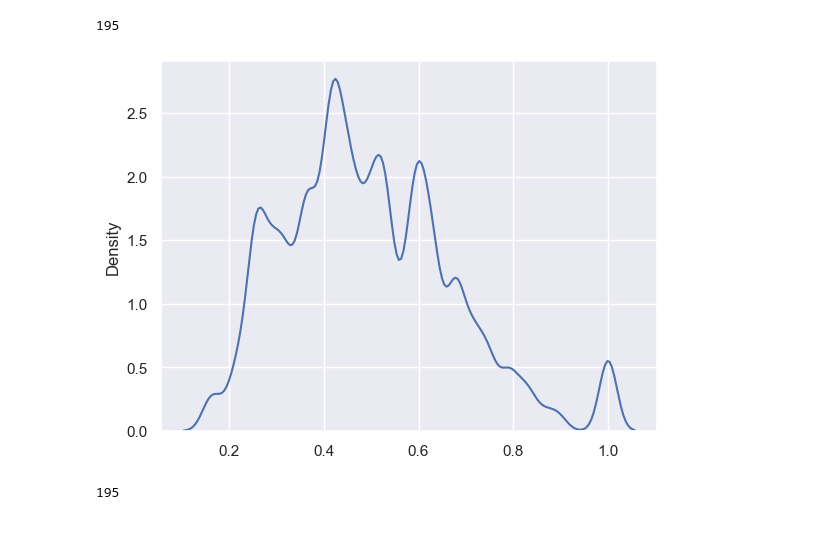
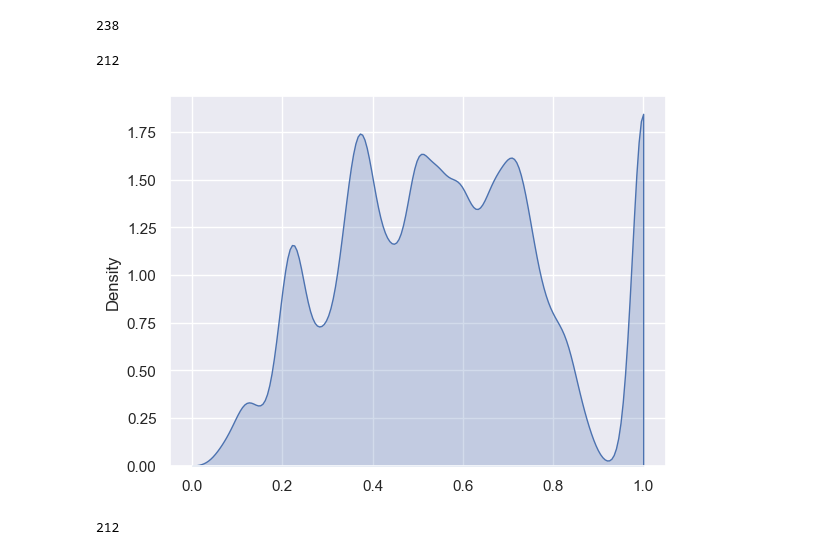
Before and after one commit to felixludos/stox, a Jupyter notebook: notebooks/euro-to-nyse.ipynb, the cells around one changed output. Saved outputs shown, nothing was run; the diff lists cells and outputs as text; code cells hidden in the pictures.

Commit message:
rough adr matches

```diff
--- a/notebooks/euro-to-nyse.ipynb
+++ b/notebooks/euro-to-nyse.ipynb
@@ -72,4 +53,5 @@ yfsym, symbols_table[yfsym]['ibkr-contract']['symbol'], ctx['company_short_name'
 # %%
-contexts = {}
-sols = {}
-bad = {}
+table_path = misc.assets_root() / 'euro-partners.json'
+table = load_json(table_path) if table_path.exists() else {}
+contexts = {yfsym: create_container(yfsym) for yfsym in todo}
+len(table)
@@ -122,29 +111,42 @@ URW.AS     AssertionError()
+# %%
+table.update({
+	# scores[yfsym],
+	yfsym: {
+	'country': contexts[yfsym]['country'],
+	'sector': contexts[yfsym]['sector'],
+	'market_cap': [contexts[yfsym]['market_cap'].amount, contexts[yfsym]['market_cap'].unit],
+	'company_name': contexts[yfsym]['company_short_name'],
+		'long_name': contexts[yfsym]['company_name'],
+	'ibkr-symbol': symbols_table[yfsym]['ibkr-contract']['symbol'],
+	'results': [{'symbol': c.symbol, 'description': c.description, 'conId': c.conId, 'currency': c.currency, 'primaryExchange': c.primaryExchange, 'exchange': c.exchange} for c in cts],
+	}
+				for yfsym, cts in sols.items()})
+# if len(table) > 0:
+# 	save_json(table, misc.assets_root() / 'euro-partners.json')
+len(table)
+# %% [output]
+238
 # %%
 # print(tabulate([(i, c.symbol, c.currency, c.primaryExchange, c.conId, c.description, contract_score(c)[-1]) for i, c in reversed(list(enumerate(picks)))], headers=['index', 'symbol', 'currency', 'exchange', 'conId', 'description', 'score']))
 # %%
-def contract_context_score(ct, ctx):
-	long_name = ctx['company_name']
-	company_name = ctx['company_short_name']
-	return (sum(ct.conId in loc for loc in locs),
-		max(misc.str_similarity(long_name.lower(), ct.description.lower()),
-			misc.str_similarity(company_name.lower(), ct.description.lower())))
+def best_match_score(base: str, *options: str):
+	return max(misc.str_similarity(base.lower(), opt.lower()) for opt in options)
 # %%
-scores = {yfsym: contract_context_score(sols[yfsym][0], contexts[yfsym])[-1] for yfsym in sols.keys() if len(sols[yfsym]) > 0}
+scores = {yfsym: best_match_score(
+	misc.clean_company_name(entry['results'][0]['description']),
+	misc.clean_company_name(contexts[yfsym]['company_name']),
+	misc.clean_company_name(contexts[yfsym]['company_short_name']),
+) for yfsym, entry in table.items() if len(entry['results']) > 0}
 pts = list(scores.values())
 len(pts)
 # %% [output]
-195
+212
 # %%
 import matplotlib.pyplot as plt
 import seaborn as sns
 sns.set_theme(style="darkgrid")
 # %matplotlib inline
-# sns.displot(pts, bins=100);
-sns.kdeplot(pts, bw_adjust=0.3);
+# sns.displot(pts, bins=50);
+sns.kdeplot(pts, bw_adjust=0.3, fill=True, clip=(0, 1));
 # %% [output]
-[figure, old version]
+[figure, new version]
-# %%
-high = {yfsym: sols[yfsym][0] for yfsym in sols.keys() if len(sols[yfsym]) }#and scores.get(yfsym, 0) >= 0.4}
-len(high)
-# %% [output]
-195
@@ -150,0 +166,9 @@ len(high)
+# %%
+rows = [[entry['company_name'], misc.clean_company_name(entry['long_name']),
+		 picks.get(yfsym, 0),
+		 display_results(misc.clean_company_name(entry['long_name']), entry['results']),
+		 yfsym, entry['country'], entry['sector'], misc.humanize(entry['market_cap'][0]), ]
+		for yfsym, entry in table.items() if len(entry['results']) > 0]
+len(rows)
+# %% [output]
+212
```
Also changed, not shown: parts of 31 cells of this notebook, 25 other files.
